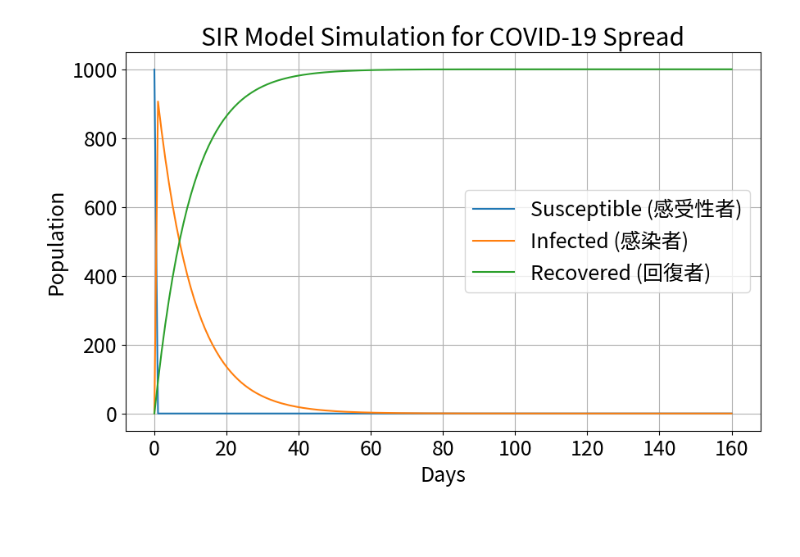
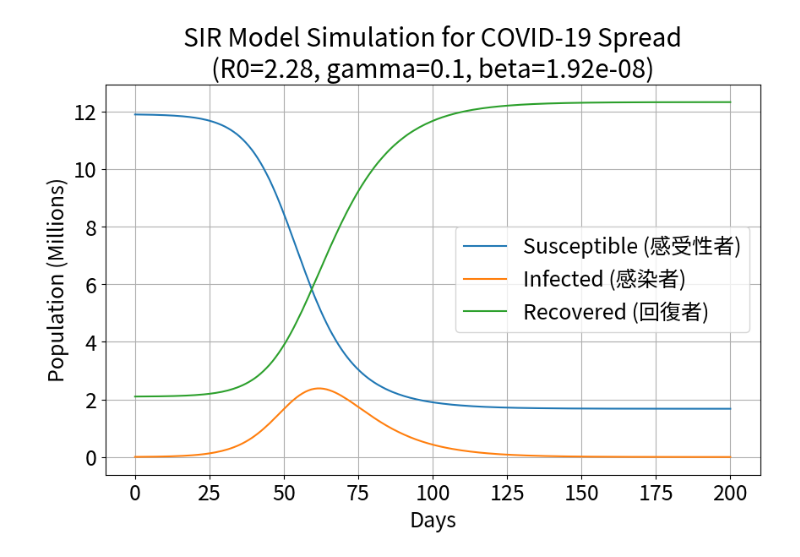
Before and after one commit to junya737/sir-model, a Jupyter notebook: main.ipynb, the cells around one changed output. Cells and saved outputs as stored; diff of their text form; code cells hidden in the pictures; blank space fills up the shorter version.

```diff
--- a/main.ipynb
+++ b/main.ipynb
@@ -13,34 +14,39 @@ def sir_model(y, t, beta, gamma):
     dR_dt = gamma * I
     return [dS_dt, dI_dt, dR_dt]
 # %%
+# 初期パラメータ
+N = 1.4 * 10**7          # 総人口
+I0 = 5288            # 初期感染者数
+R0_val = N * 0.15             # 初期回復者数
+S0 = N - I0 - R0_val   # 初期の感受性者数
+gamma = 0.1        # 回復率
+R0 = 2.28        # 基本再生産数
+beta = R0 * gamma / S0  # 伝染率
 
-# 初期パラメータ
-N = 1000           # 総人口
-I0 = 1             # 初期感染者数
-R0 = 0             # 初期回復者数
-S0 = N - I0 - R0   # 初期の感受性者数（感染も回復もしていない人の数）
-beta = 0.3         # 感染率
-gamma = 0.1        # 回復率
-days = 160         # シミュレーションの日数
+days = 200         # シミュレーションの日数
 
 # 初期条件と時間の設定
-y0 = [S0, I0, R0]
+y0 = [S0, I0, R0_val]
 t = np.linspace(0, days, days)
 
 # odeintで微分方程式を解く
 solution = odeint(sir_model, y0, t, args=(beta, gamma))
 S, I, R = solution.T
 
-# 結果をプロット
+# グラフ作成
 plt.figure(figsize=(10, 6))
-plt.plot(t, S, label='Susceptible (感受性者)')
-plt.plot(t, I, label='Infected (感染者)')
-plt.plot(t, R, label='Recovered (回復者)')
+plt.plot(t, S / 1e6, label='Susceptible (感受性者)')
+plt.plot(t, I / 1e6, label='Infected (感染者)')
+plt.plot(t, R / 1e6, label='Recovered (回復者)')
 plt.xlabel('Days')
-plt.ylabel('Population')
-plt.title('SIR Model Simulation for COVID-19 Spread')
+plt.ylabel('Population (Millions)')
+plt.title(f'SIR Model Simulation for COVID-19 Spread\n(R0={R0}, gamma={gamma}, beta={beta:.2e})')
+
+# 縦軸にカンマ区切りを適用
+plt.gca().yaxis.set_major_formatter(FuncFormatter(lambda x, _: f'{int(x):,}'))
+
 plt.legend()
 plt.grid(True)
 plt.show()
 # %% [output]
-[figure, old version]
+[figure, new version]
```
Also changed, not shown: parts of 3 cells of this notebook.
